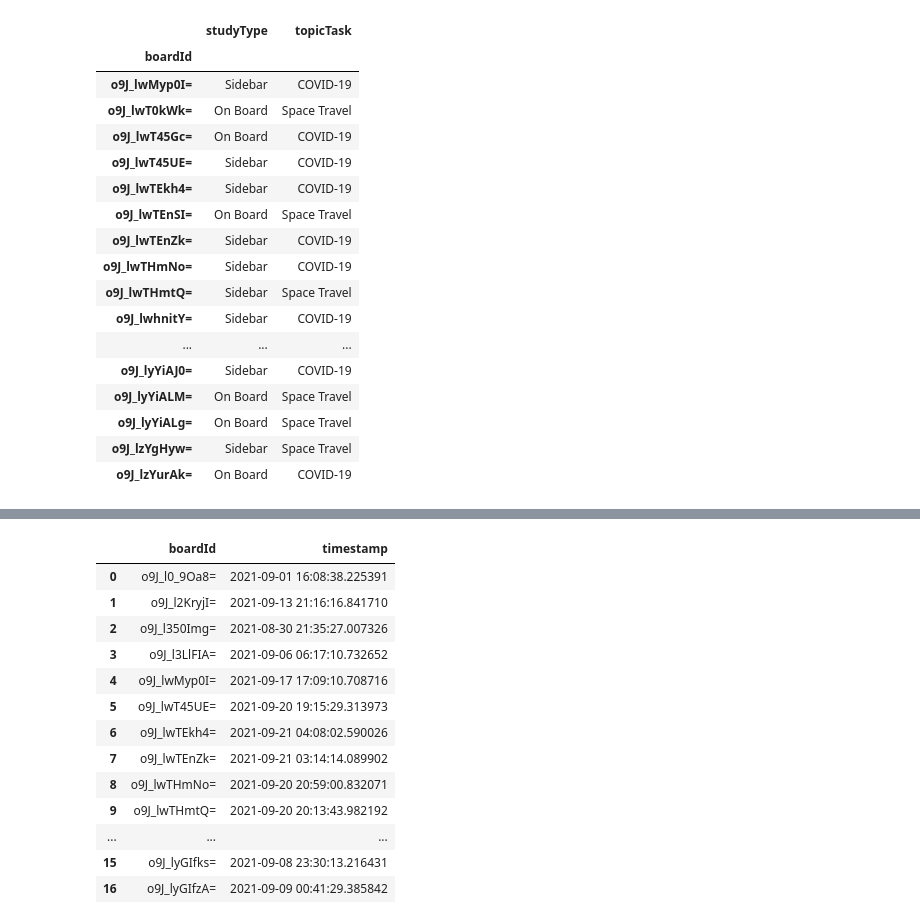
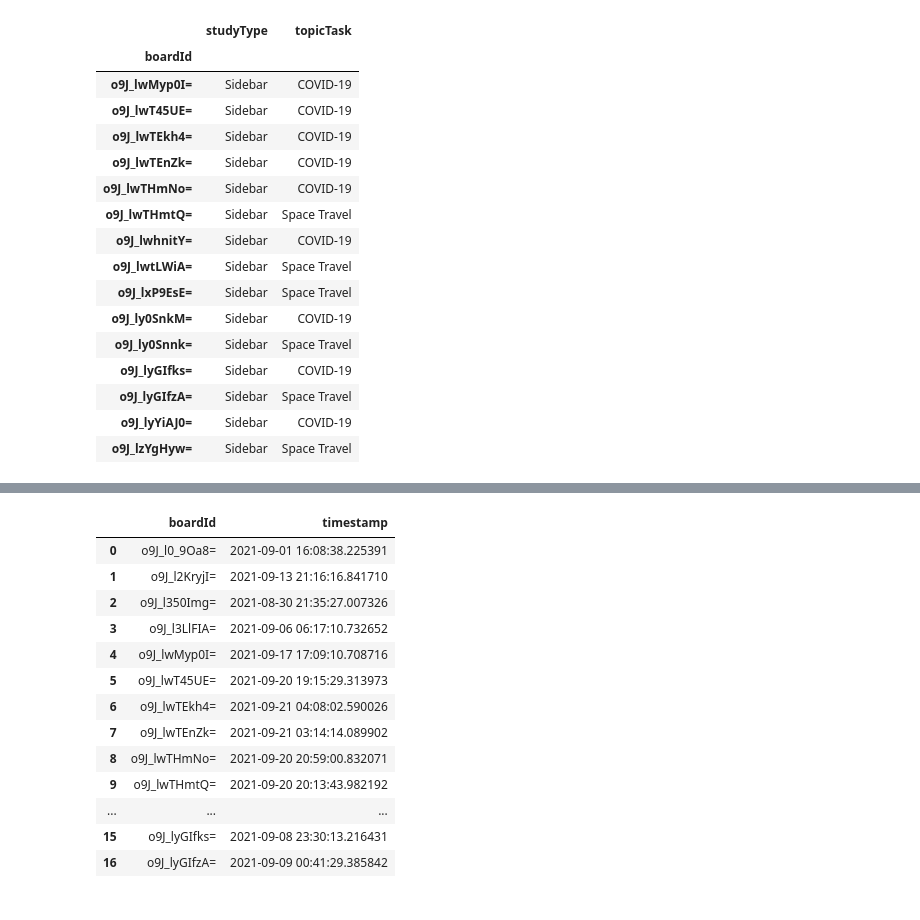
Before and after one commit to creativecolab/IntegratedSearch, a Jupyter notebook: DataAnalysis/DataCollection.ipynb, the cells around one changed output, grey strips where cells are left out. Drawn from its saved outputs; the diff is of its cells as text; code cells hidden in the pictures.

```diff
--- a/DataAnalysis/DataCollection.ipynb
+++ b/DataAnalysis/DataCollection.ipynb
@@ -85,29 +85,31 @@ pilotBoards=['o9J_l0_9Oa8=', #AH
              'o9J_l350Img=',
              'o9J_lzKK_yc=',
             ]
-# %%
-boardInfo=pd.read_csv('boardInfo.csv')
-boardInfo=boardInfo.set_index('boardId')
-boardInfo=boardInfo.drop(['o9J_lwrV0Y8=',''])
-# %% [output]
-|  | studyType | topicTask |
-| boardId |  |  |
-| o9J_lwMyp0I= | Sidebar | COVID-19 |
-| o9J_lwT0kWk= | On Board | Space Travel |
-| o9J_lwT45Gc= | On Board | COVID-19 |
-| o9J_lwT45UE= | Sidebar | COVID-19 |
-| o9J_lwTEkh4= | Sidebar | COVID-19 |
-| o9J_lwTEnSI= | On Board | Space Travel |
-| o9J_lwTEnZk= | Sidebar | COVID-19 |
-| o9J_lwTHmNo= | Sidebar | COVID-19 |
-| o9J_lwTHmtQ= | Sidebar | Space Travel |
-| o9J_lwhnitY= | Sidebar | COVID-19 |
-| ... | ... | ... |
-| o9J_lyYiAJ0= | Sidebar | COVID-19 |
-| o9J_lyYiALM= | On Board | Space Travel |
-| o9J_lyYiALg= | On Board | Space Travel |
-| o9J_lzYgHyw= | Sidebar | Space Travel |
-| o9J_lzYurAk= | On Board | COVID-19 |
+# %%
+boardInfo=pd.read_csv('boardInfo.csv')
+boardInfo=boardInfo.set_index('boardId')
+boardInfo=boardInfo.drop(['o9J_lyYiALg=','o9J_lwrV0Y8=', 'o9J_lwrV0RU=', 'o9J_lwrV0c8='])
+sidebarBoards=boardInfo[boardInfo['studyType']=='Sidebar']
+onboardBoards=boardInfo[boardInfo['studyType']=='On Board']
+sidebarBoards
+# %% [output]
+|  | studyType | topicTask |
+| boardId |  |  |
+| o9J_lwMyp0I= | Sidebar | COVID-19 |
+| o9J_lwT45UE= | Sidebar | COVID-19 |
+| o9J_lwTEkh4= | Sidebar | COVID-19 |
+| o9J_lwTEnZk= | Sidebar | COVID-19 |
+| o9J_lwTHmNo= | Sidebar | COVID-19 |
+| o9J_lwTHmtQ= | Sidebar | Space Travel |
+| o9J_lwhnitY= | Sidebar | COVID-19 |
+| o9J_lwtLWiA= | Sidebar | Space Travel |
+| o9J_lxP9EsE= | Sidebar | Space Travel |
+| o9J_ly0SnkM= | Sidebar | COVID-19 |
+| o9J_ly0Snnk= | Sidebar | Space Travel |
+| o9J_lyGIfks= | Sidebar | COVID-19 |
+| o9J_lyGIfzA= | Sidebar | Space Travel |
+| o9J_lyYiAJ0= | Sidebar | COVID-19 |
+| o9J_lzYgHyw= | Sidebar | Space Travel |
 # %%
 suggestionCircleClicked_dict=pd.read_csv('suggCircClicked.csv')
 suggestionCircleClicked_dict
```
Also changed, not shown: parts of 32 cells of this notebook.
